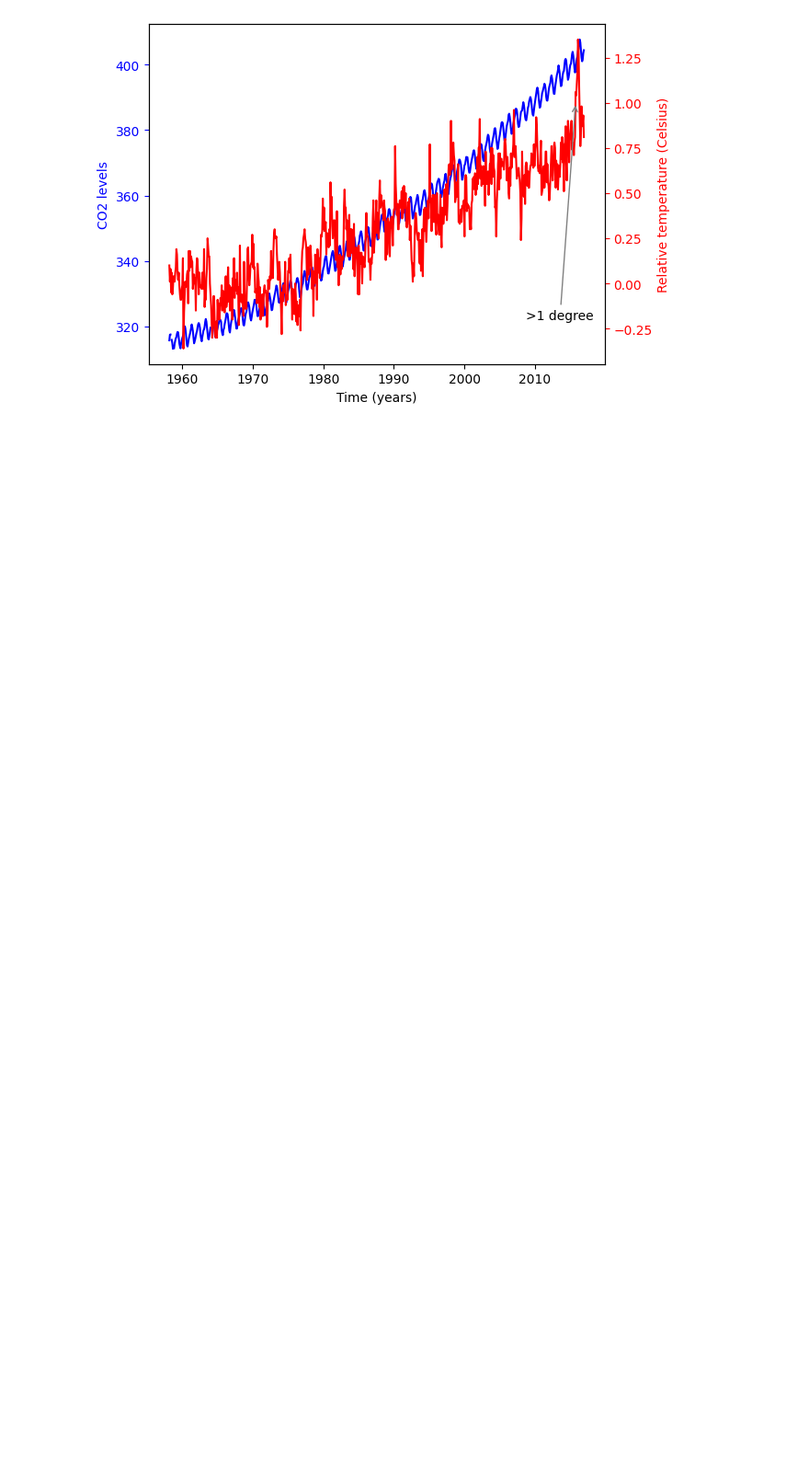
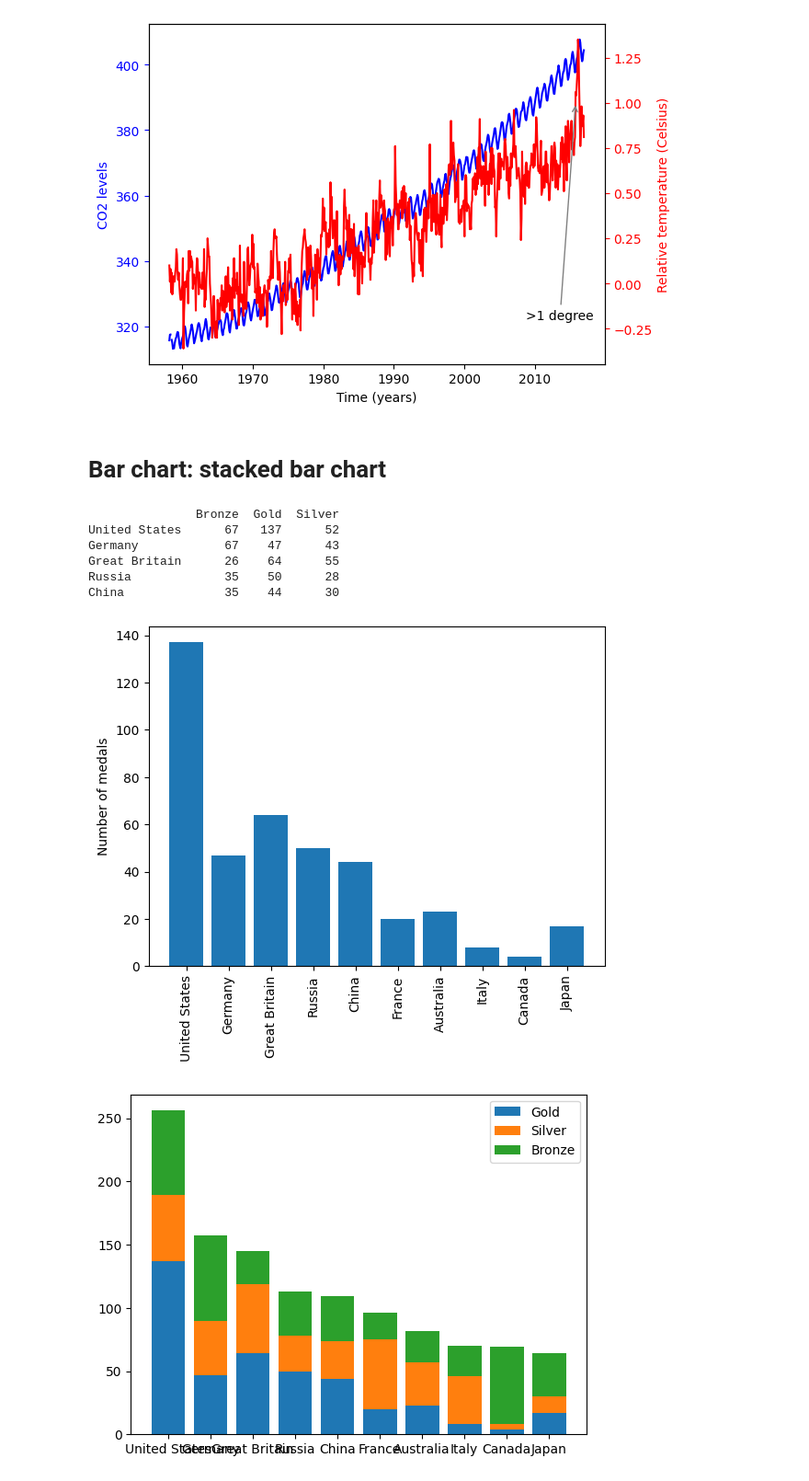
Before and after one commit to gustavo-plc/PyStatistics, a Jupyter notebook: Statistics_in_Py.ipynb, the cells around one changed output. Shown at 92% size. Drawn from its saved outputs; the diff is of its cells as text; code cells hidden in the pictures; blank space fills up the shorter version.

Commit message:
Stacked bar chart

```diff
--- a/Statistics_in_Py.ipynb
+++ b/Statistics_in_Py.ipynb
@@ -1188,3 +1188,62 @@ plt.show()
 [figure]
 [figure]
 [figure]
+# %% [markdown]
+# **Bar chart: stacked bar chart**
+# %%
+# IMPORTING PACKAGES
+
+import matplotlib.pyplot as plt
+import pandas as pd
+
+# READING FILES
+
+path = '/content/drive/MyDrive/Colab Notebooks/Statistics in Py/medals_by_country_2016.csv'
+
+# SETTING THE INDEX
+
+medals = pd.read_csv(path, index_col = 0)
+
+# KNOW YOUR DATA
+
+print(medals.head())
+
+
+fig, ax = plt.subplots()
+
+
+# Plot a bar-chart of gold medals as a function of country
+ax.bar(medals.index, medals['Gold'])
+
+# Set the x-axis tick labels to the country names
+ax.set_xticklabels(medals.index, rotation = 90)
+
+# Set the y-axis label
+ax.set_ylabel('Number of medals')
+
+plt.show()
+
+fig, ax2 = plt.subplots()
+
+# Add bars for "Gold" with the label "Gold"
+ax2.bar(medals.index, medals['Gold'], label='Gold')
+
+# Stack bars for "Silver" on top with label "Silver"
+ax2.bar(medals.index, medals['Silver'], bottom = medals['Gold'], label = 'Silver')
+
+# Stack bars for "Bronze" on top of that with label "Bronze"
+ax2.bar(medals.index, medals['Bronze'], bottom = medals['Silver'] + medals['Gold'], label = 'Bronze')
+
+# Display the legend
+ax2.legend()
+
+plt.show()
+# %% [output]
+               Bronze  Gold  Silver
+United States      67   137      52
+Germany            67    47      43
+Great Britain      26    64      55
+Russia             35    50      28
+China              35    44      30
+[figure, added]
+[figure, added]
```
